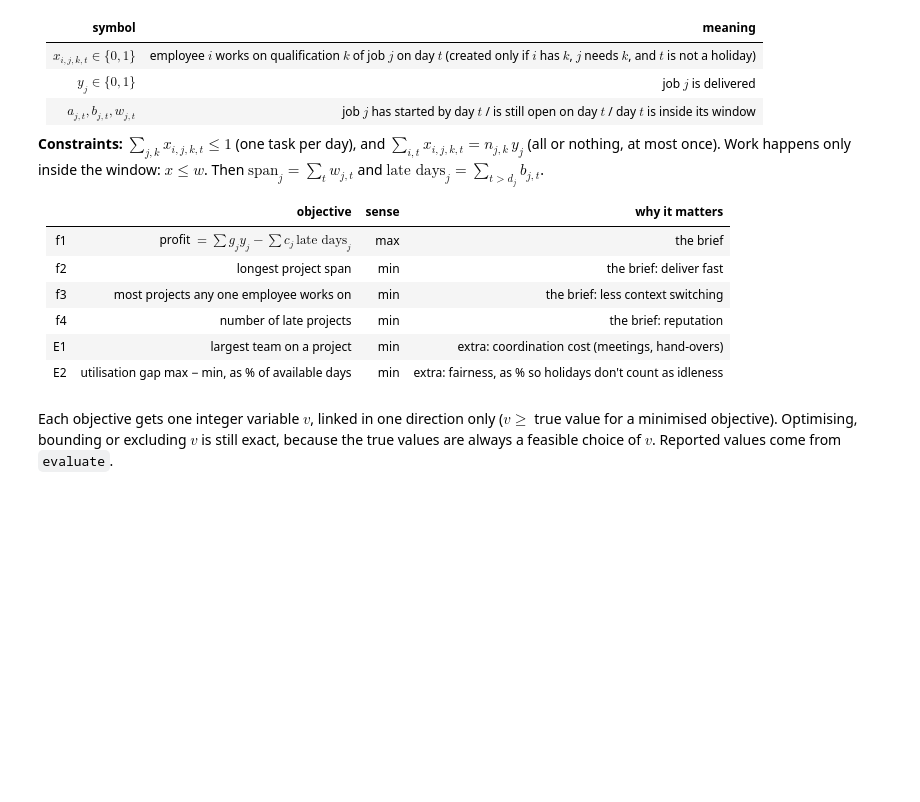
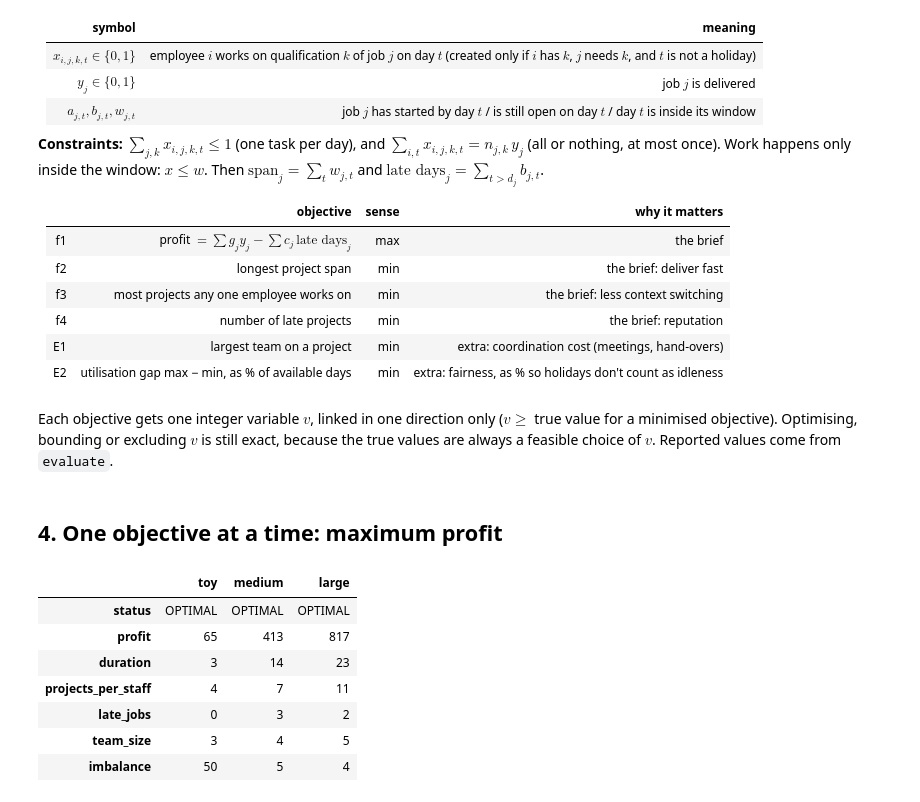
Before and after one commit to amithkm9/Decision_Modeling, a Jupyter notebook: CompuOpti_staffing.ipynb, the cells around one changed output. Cells and saved outputs as stored; diff of their text form; code cells hidden in the pictures; blank space fills up the shorter version.

```diff
--- a/CompuOpti_staffing.ipynb
+++ b/CompuOpti_staffing.ipynb
@@ -290,3 +290,17 @@ def solve(M, I, objs, tl=TL):
         return status, None
     sched = {(i, t): (j, q) for (i, j, q, t), x in M.x.items() if s.value(x)}
     return status, {**evaluate(I, sched), "proven": status == "OPTIMAL", "schedule": sched}
+# %% [markdown]
+## 4. One objective at a time: maximum profit
+# %%
+best = {n: solve(build(I, ["profit"]), I, ["profit"], tl=120) for n, I in INST.items()}
+pd.DataFrame({n: {"status": st, **{o: p[o] for o in OBJS}} for n, (st, p) in best.items()})
+# %% [output]
+|  | toy | medium | large |
+| status | OPTIMAL | OPTIMAL | OPTIMAL |
+| profit | 65 | 413 | 817 |
+| duration | 3 | 14 | 23 |
+| projects_per_staff | 4 | 7 | 11 |
+| late_jobs | 0 | 3 | 2 |
+| team_size | 3 | 4 | 5 |
+| imbalance | 50 | 5 | 4 |
```
Also changed, not shown: parts of 3 cells of this notebook.
